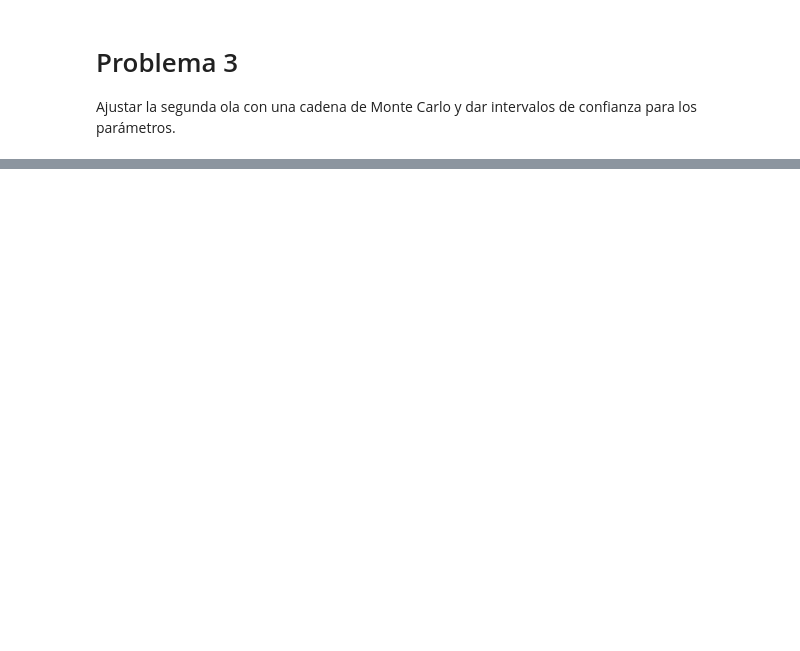
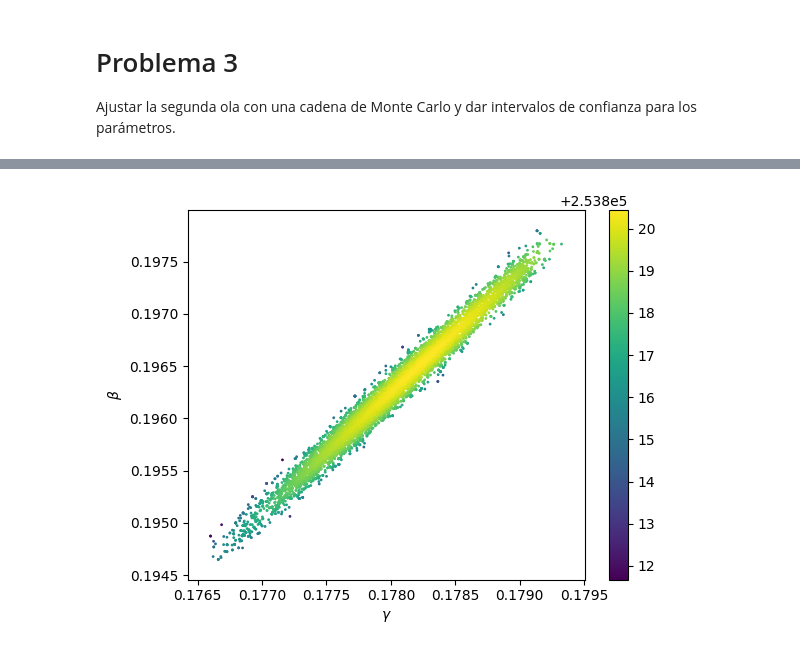
Before and after one commit to HugoMagos0725/Analisis_de_datos, a Jupyter notebook: Tarea3_Ajuste_de_parametros.ipynb, the cells around one changed output, grey strips where cells are left out. Saved outputs shown, nothing was run; the diff lists cells and outputs as text; code cells hidden in the pictures; blank space fills up the shorter version.

```diff
--- a/Tarea3_Ajuste_de_parametros.ipynb
+++ b/Tarea3_Ajuste_de_parametros.ipynb
@@ -215,0 +209,11 @@ Name: positivo, Length: 217, dtype: int64
+# %%
+sigma_gamma = 0.0001;
+sigma_beta = 0.0001
+gamma = 0.18
+beta = 0.19
+
+like=0.0000000001
+loglike=np.log(like)
+Number_of_steeps = 11000
+Burn_in_Time = 1000
+mcmc_file_name = "mcmc.dat"
@@ -215,0 +275,3 @@ Name: positivo, Length: 217, dtype: int64
+# %%
+MCMC = pd.read_csv(mcmc_file_name)
+MCMC.head()
@@ -215,0 +285,10 @@ Name: positivo, Length: 217, dtype: int64
+# %%
+plt.scatter(x=MCMC.gamma,y=MCMC.beta,c=MCMC.log_likelihood,s=1)
+plt.xlabel(r'$\gamma$')
+plt.ylabel(r'$\beta$')
+plt.colorbar()
+plt.xlim([0.999*min(MCMC.gamma),1.001*max(MCMC.gamma)])
+plt.ylim(0.999*min(MCMC.beta),1.001*max(MCMC.beta))
+plt.show()
+# %% [output]
+[figure, added]
```
Also changed, not shown: parts of 14 cells of this notebook.
